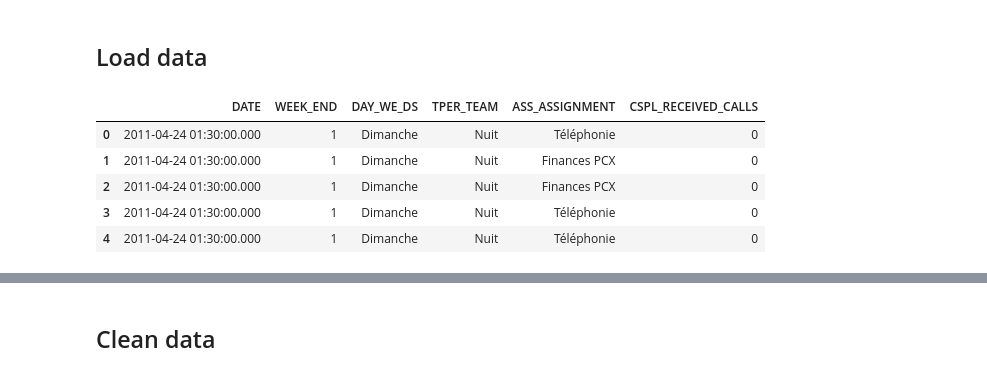
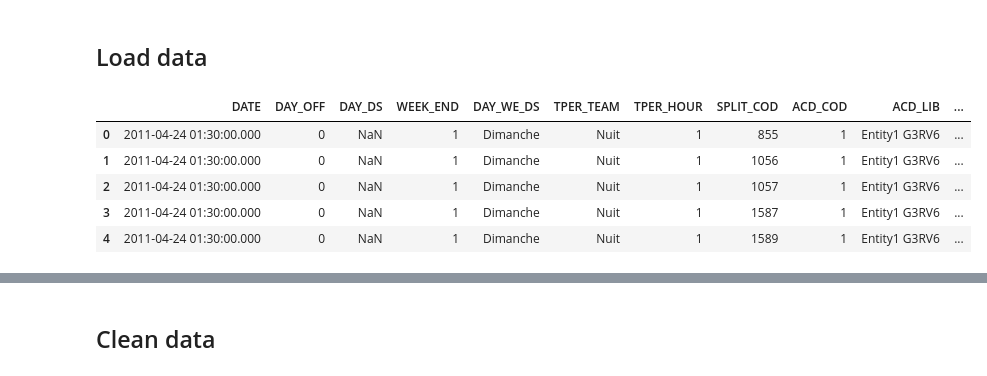
Before and after one commit to rafaeldelavergne/INF582_AXA_Challenge, a Jupyter notebook: notebook.ipynb, the cells around one changed output, grey strips where cells are left out. Drawn from its saved outputs; the diff is of its cells as text; code cells hidden in the pictures.

```diff
--- a/notebook.ipynb
+++ b/notebook.ipynb
@@ -29,14 +29,15 @@ pd.set_option('display.max_columns', 500)
 # %%
 # Load data
 submission = pd.read_csv("data/submission.txt", sep='\t')
-training_data = pd.read_csv("data/train_2011_2012.csv", sep=';', nrows=100000,
-                            #na_values=['A Définir', 'A DEFINIR', '9999-12-31 00:00:00.000'],
-                            usecols=['DATE','WEEK_END','DAY_WE_DS','TPER_TEAM','ASS_ASSIGNMENT','CSPL_RECEIVED_CALLS'])
+training_data = pd.read_csv("data/train_2011_2012.csv", sep=';', nrows=10000,
+                            na_values=['A Définir', 'A DEFINIR', '9999-12-31 00:00:00.000'],
+                            #usecols=['DATE','WEEK_END','DAY_WE_DS','TPER_TEAM','ASS_ASSIGNMENT','CSPL_RECEIVED_CALLS']
+                            )
 training_data.head()
 # %% [output]
-|  | DATE | WEEK_END | DAY_WE_DS | TPER_TEAM | ASS_ASSIGNMENT | CSPL_RECEIVED_CALLS |
-| 0 | 2011-04-24 01:30:00.000 | 1 | Dimanche | Nuit | Téléphonie | 0 |
-| 1 | 2011-04-24 01:30:00.000 | 1 | Dimanche | Nuit | Finances PCX | 0 |
-| 2 | 2011-04-24 01:30:00.000 | 1 | Dimanche | Nuit | Finances PCX | 0 |
-| 3 | 2011-04-24 01:30:00.000 | 1 | Dimanche | Nuit | Téléphonie | 0 |
-| 4 | 2011-04-24 01:30:00.000 | 1 | Dimanche | Nuit | Téléphonie | 0 |
+|  | DATE | DAY_OFF | DAY_DS | WEEK_END | DAY_WE_DS | TPER_TEAM | TPER_HOUR | SPLIT_COD | ACD_COD | ACD_LIB | ... |
+| 0 | 2011-04-24 01:30:00.000 | 0 | NaN | 1 | Dimanche | Nuit | 1 | 855 | 1 | Entity1 G3RV6 | ... |
+| 1 | 2011-04-24 01:30:00.000 | 0 | NaN | 1 | Dimanche | Nuit | 1 | 1056 | 1 | Entity1 G3RV6 | ... |
+| 2 | 2011-04-24 01:30:00.000 | 0 | NaN | 1 | Dimanche | Nuit | 1 | 1057 | 1 | Entity1 G3RV6 | ... |
+| 3 | 2011-04-24 01:30:00.000 | 0 | NaN | 1 | Dimanche | Nuit | 1 | 1587 | 1 | Entity1 G3RV6 | ... |
+| 4 | 2011-04-24 01:30:00.000 | 0 | NaN | 1 | Dimanche | Nuit | 1 | 1589 | 1 | Entity1 G3RV6 | ... |
```
Also changed, not shown: parts of 1 cell of this notebook.
